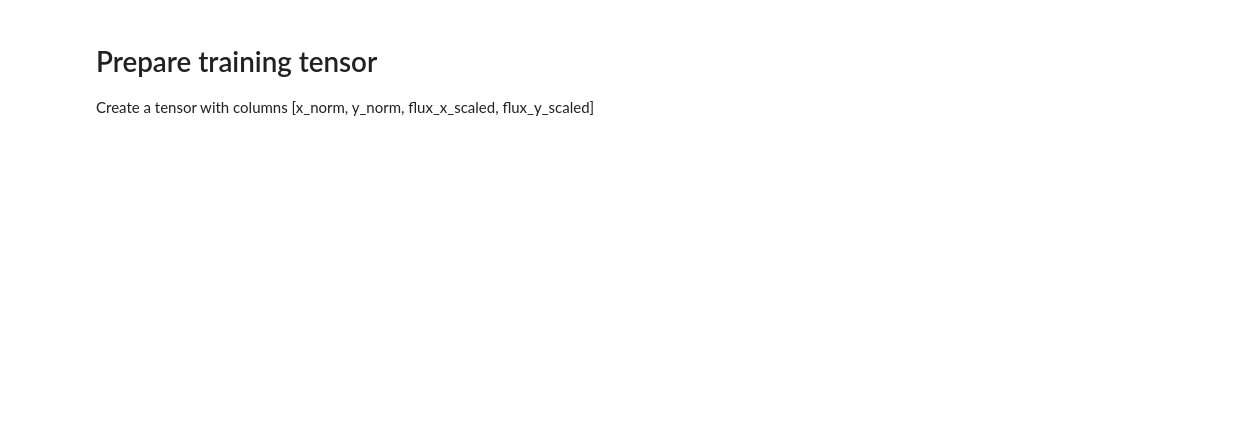
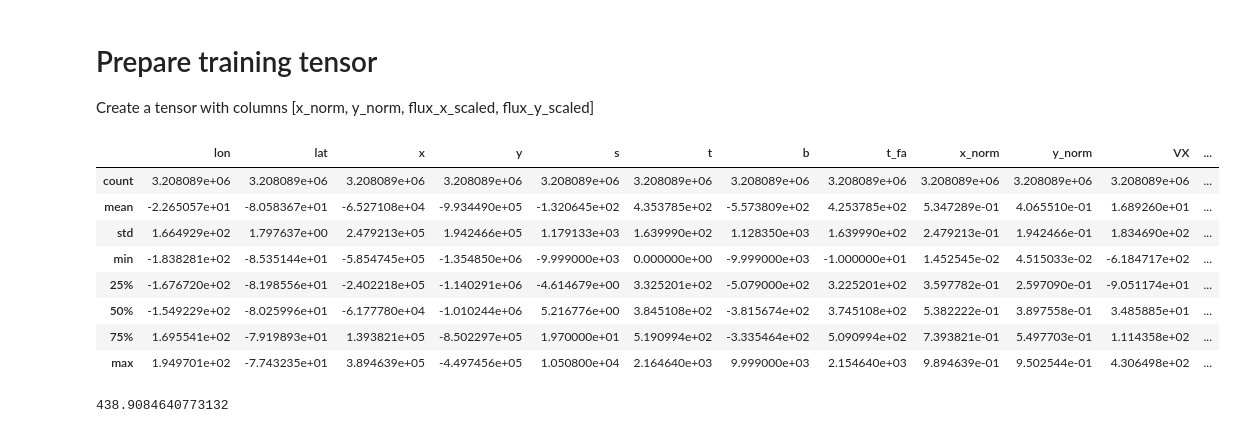
Before and after one commit to kimbente/ice_shelves_flux_decomposition, a Jupyter notebook: preprocess_combine_flux.ipynb, the cells around one changed output. Cells and saved outputs as stored; diff of their text form; code cells hidden in the pictures; blank space fills up the shorter version.

```diff
--- a/preprocess_combine_flux.ipynb
+++ b/preprocess_combine_flux.ipynb
@@ -13,4 +14,20 @@ import matplotlib.pyplot as plt
 thickness = pd.read_csv("data/bedmap123_ross_onshelf_3M.csv")
+# %%
+thickness.describe()
+# %% [output]
+|  | lon | lat | x | y | s | t | b | t_fa | x_norm | y_norm | VX | ... |
+| count | 3.208089e+06 | 3.208089e+06 | 3.208089e+06 | 3.208089e+06 | 3.208089e+06 | 3.208089e+06 | 3.208089e+06 | 3.208089e+06 | 3.208089e+06 | 3.208089e+06 | 3.208089e+06 | ... |
+| mean | -2.265057e+01 | -8.058367e+01 | -6.527108e+04 | -9.934490e+05 | -1.320645e+02 | 4.353785e+02 | -5.573809e+02 | 4.253785e+02 | 5.347289e-01 | 4.065510e-01 | 1.689260e+01 | ... |
+| std | 1.664929e+02 | 1.797637e+00 | 2.479213e+05 | 1.942466e+05 | 1.179133e+03 | 1.639990e+02 | 1.128350e+03 | 1.639990e+02 | 2.479213e-01 | 1.942466e-01 | 1.834690e+02 | ... |
+| min | -1.838281e+02 | -8.535144e+01 | -5.854745e+05 | -1.354850e+06 | -9.999000e+03 | 0.000000e+00 | -9.999000e+03 | -1.000000e+01 | 1.452545e-02 | 4.515033e-02 | -6.184717e+02 | ... |
+| 25% | -1.676720e+02 | -8.198556e+01 | -2.402218e+05 | -1.140291e+06 | -4.614679e+00 | 3.325201e+02 | -5.079000e+02 | 3.225201e+02 | 3.597782e-01 | 2.597090e-01 | -9.051174e+01 | ... |
+| 50% | -1.549229e+02 | -8.025996e+01 | -6.177780e+04 | -1.010244e+06 | 5.216776e+00 | 3.845108e+02 | -3.815674e+02 | 3.745108e+02 | 5.382222e-01 | 3.897558e-01 | 3.485885e+01 | ... |
+| 75% | 1.695541e+02 | -7.919893e+01 | 1.393821e+05 | -8.502297e+05 | 1.970000e+01 | 5.190994e+02 | -3.335464e+02 | 5.090994e+02 | 7.393821e-01 | 5.497703e-01 | 1.114358e+02 | ... |
+| max | 1.949701e+02 | -7.743235e+01 | 3.894639e+05 | -4.497456e+05 | 1.050800e+04 | 2.164640e+03 | 9.999000e+03 | 2.154640e+03 | 9.894639e-01 | 9.502544e-01 | 4.306498e+02 | ... |
+# %%
+np.sqrt(thickness["VX"]**2 + thickness["VY"]**2).mean()
+# %% [output]
+438.9084640773132
 # %%
 ice_vel = xr.load_dataset("/home/kim/data/nsidc/antarctic_ice_vel_phase_map_v01.nc")
 
```
Also changed, not shown: parts of 8 cells of this notebook, 17 other files.
